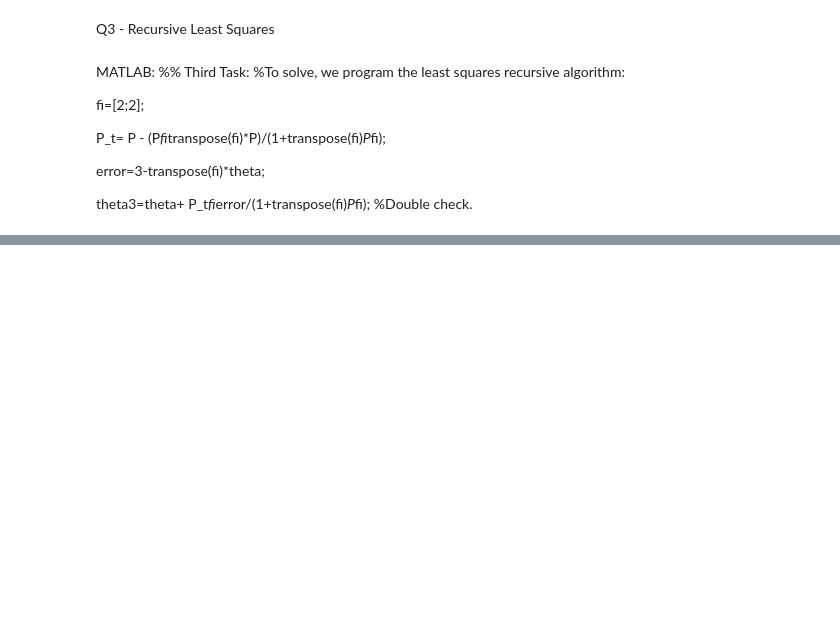
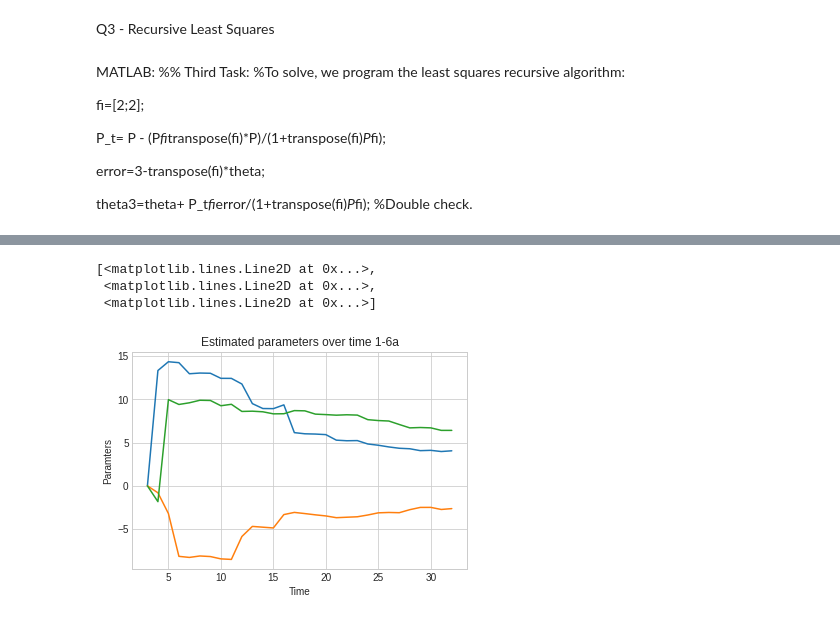
Before and after one commit to rooksandkings/me8873sta, a Jupyter notebook: HW1.ipynb, the cells around one changed output, grey strips where cells are left out. Cells and saved outputs as stored; diff of their text form; code cells hidden in the pictures; blank space fills up the shorter version.

Commit message:
Done Plotting

```diff
--- a/HW1.ipynb
+++ b/HW1.ipynb
@@ -559,7 +539,7 @@ def rls (y_t, phi, alpha, m):
   P, theta, P_times_phi  = [[]], [[]], [[]]
   P[0], theta[0] = np.identity(m), np.zeros((m,1))
 
-  for t in range(1, len(y_test)):
+  for t in range(1, len(y_t)):
     phi_t = phi[t-1 : t-1 + m]
     P_t_top = P[t-1]@phi_t@phi_t.T@P[t-1]
     P_t_bottom = alpha + phi_t.T@P[t-1]@phi_t
@@ -568,12 +548,32 @@ def rls (y_t, phi, alpha, m):
 
     theta_t_top = P[t-1]@phi_t
     theta_t_bottom = alpha + phi_t.T@P[t-1]@phi_t
-    theta_t_right = y_t[t] - phi_t.T@theta[t-1]
+    theta_t_right = y_t[t-1] - phi_t.T@theta[t-1]
     theta_t_full = theta[t-1] + (theta_t_top / theta_t_bottom) * theta_t_right
     theta.append(theta_t_full)
 
-    return P, theta
-
-alpha = 0.9
-m = 3 # third order FIR model
-P, theta = rls(y_test, u_test, alpha, m)
+  # print(theta)
+  return P, theta
+# %%
+from matplotlib import pyplot as plt
+plt.style.use('seaborn-whitegrid')
+
+alpha = 0.9
+m = 3 # third order FIR model
+P, theta = rls(y_slow, u_slow, alpha, m)
+
+fig = plt.figure()
+ax = plt.axes()
+
+plt.title("Estimated parameters over time 1-6a")
+plt.xlabel("Time")
+plt.ylabel("Paramters");
+
+x = np.linspace(m, len(y_slow) + m - 1, len(y_slow))
+y = np.concatenate(theta, axis=1)
+ax.plot(x, y.T)
+# %% [output]
+[<matplotlib.lines.Line2D at 0x...>,
+ <matplotlib.lines.Line2D at 0x...>,
+ <matplotlib.lines.Line2D at 0x...>]
+[figure, added]
```
Also changed, not shown: parts of 8 cells of this notebook.
